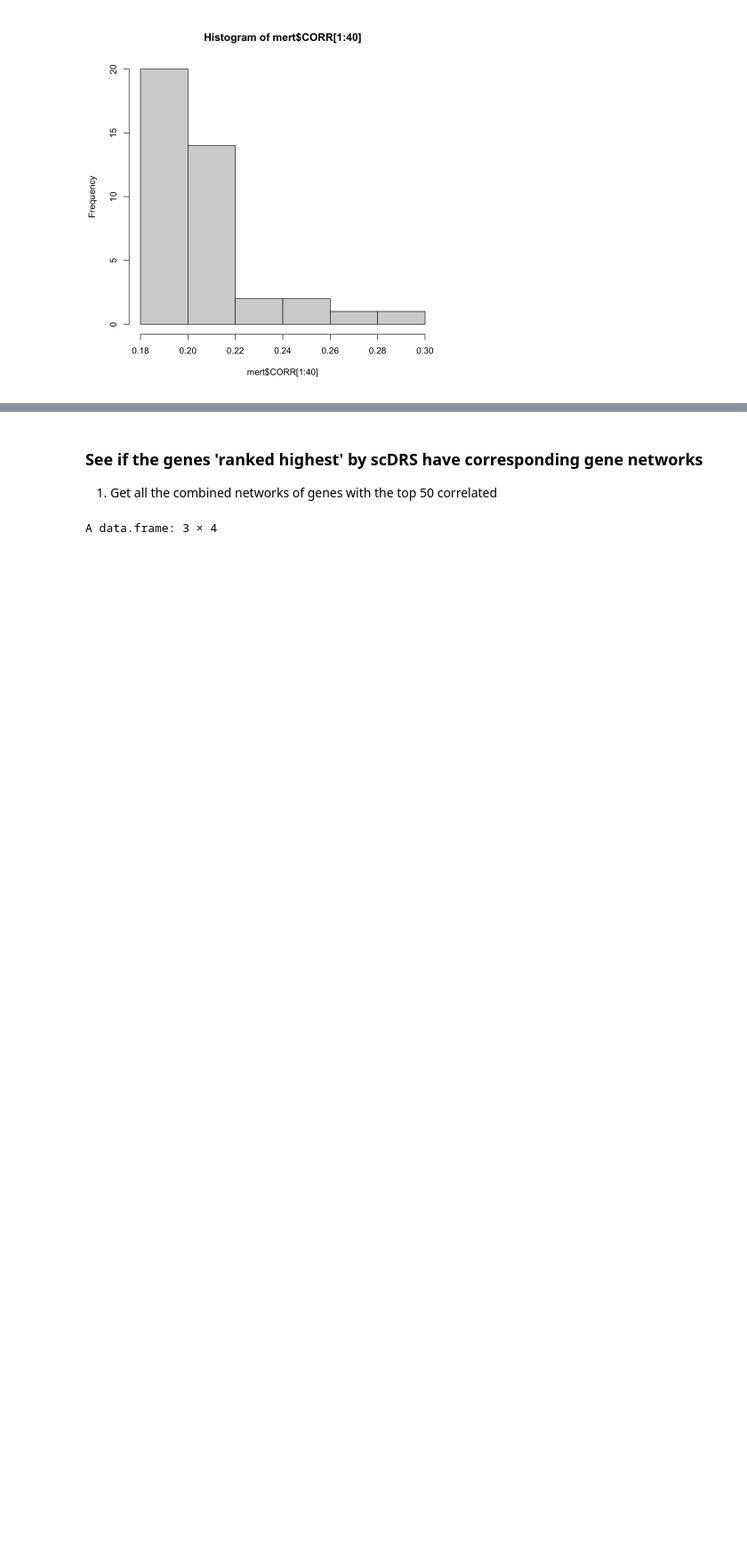
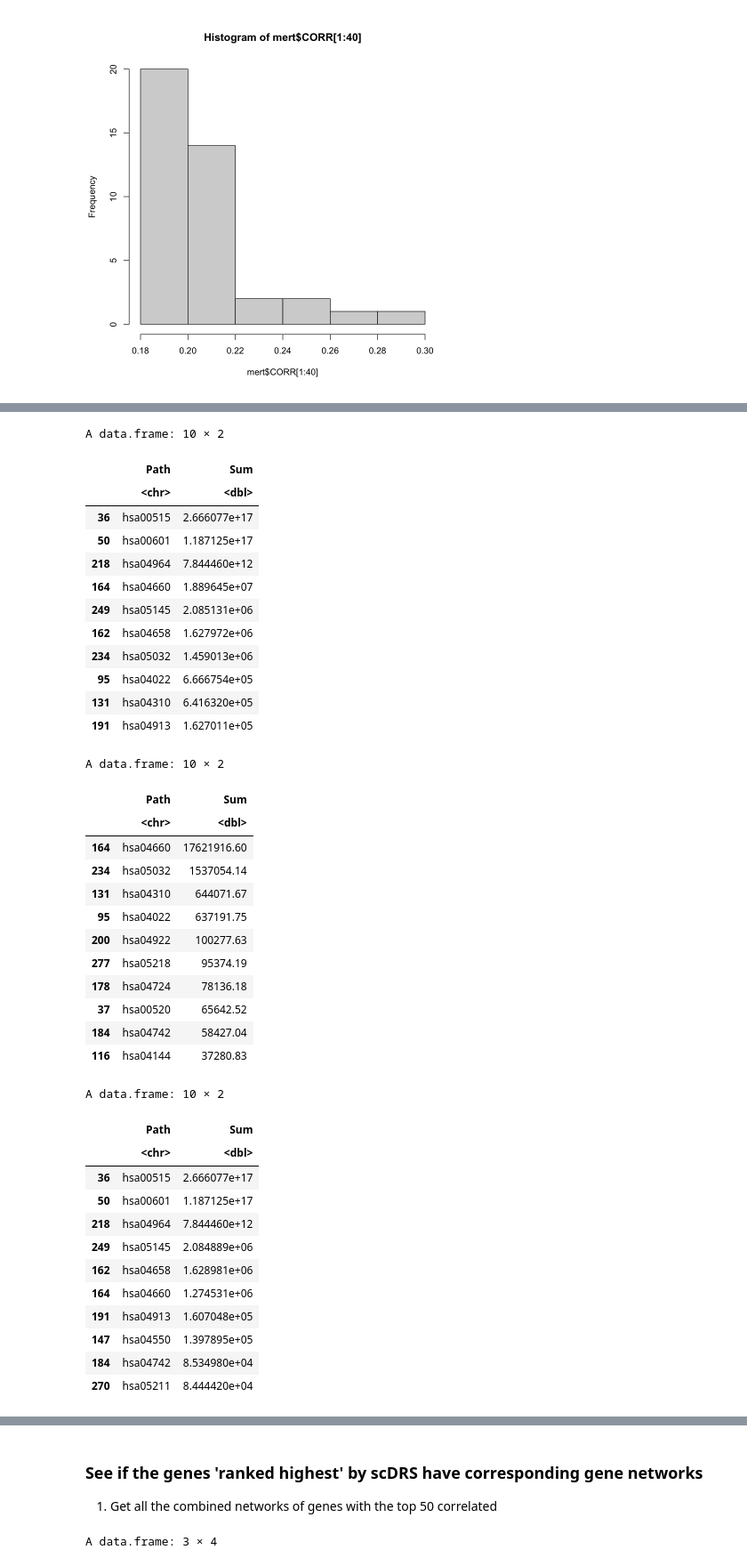
Before and after one commit to fanzhanglab/SCRNA-GWAS-Benchmarking, a Jupyter notebook: analysis/0A_Tool_Benchmarking/Genes/MERTK+_NK_geneanalysis.ipynb, the cells around one changed output, grey strips where cells are left out. Shown at 89% size. Saved outputs shown, nothing was run; the diff lists cells and outputs as text; code cells hidden in the pictures; blank space fills up the shorter version.

```diff
--- a/analysis/0A_Tool_Benchmarking/Genes/MERTK+_NK_geneanalysis.ipynb
+++ b/analysis/0A_Tool_Benchmarking/Genes/MERTK+_NK_geneanalysis.ipynb
@@ -67,0 +83,18 @@ path <- path[path$V1 %in% shared | path$V2 %in% shared,]
+# %%
+# read in the pathway stuff
+paths <- fread("/Users/hopekirby/Downloads/scpgwas/RA_output_micro_subset/micro_white_subset_10.21.24_Pathway_singlecell_lm_results.txt")
+paths[1:3,1:5]
+dim(paths)
+
+# filter to only include those in MERTK+
+dir <- "/Users/hopekirby/Desktop/SC_GWAS_Bench/data/SC_data/amp2/"
+meta_data <- readRDS(paste0(dir, "white_amp2RA_metadata_04_24_23.rds"))
+meta_data = meta_data[meta_data$cell_type == "Myeloid",]
+unique(meta_data$cluster_name)
+meta_data = meta_data[meta_data$cluster_name %in% c("M-0: MERTK+ SELENOP+ LYVE1+",
+                                                    "M-1: MERTK+ SELENOP+ LYVE1-", "M-2: MERTK+ S100A8+",
+                                                    "M-3: MERTK+ HBEGF+"),]
+
+paths_mertk = paths[paths$V1 %in% meta_data$cell,]
+
+paths_nomertk = paths[!paths$V1 %in% meta_data$cell,]
@@ -67,0 +120,61 @@ path <- path[path$V1 %in% shared | path$V2 %in% shared,]
+# %%
+# Top 10 pathways in these cell states
+paths = as.data.frame(paths)
+path_sums = colSums(paths[, setdiff(colnames(paths), "V1")])
+path_sums = data.frame(data.table("Path"=names(path_sums), "Sum"=path_sums))
+path_sums = path_sums[order(-path_sums$Sum),]
+path_sums[1:10,]
+
+paths_mertk = as.data.frame(paths_mertk)
+path_sums_mertk = colSums(paths_mertk[, setdiff(colnames(paths_mertk), "V1")])
+path_sums_mertk = data.frame(data.table("Path"=names(path_sums_mertk), "Sum"=path_sums_mertk))
+path_sums_mertk = path_sums_mertk[order(-path_sums_mertk$Sum),]
+path_sums_mertk[1:10,]
+
+paths_nomertk = as.data.frame(paths_nomertk)
+path_sums_nomertk = colSums(paths_nomertk[, setdiff(colnames(paths_nomertk), "V1")])
+path_sums_nomertk = data.frame(data.table("Path"=names(path_sums_nomertk), "Sum"=path_sums_nomertk))
+path_sums_nomertk = path_sums_nomertk[order(-path_sums_nomertk$Sum),]
+path_sums_nomertk[1:10,]
+
+#path_su
+# %% [output]
+A data.frame: 10 × 2
+|  | Path | Sum |
+|  | <chr> | <dbl> |
+| 36 | hsa00515 | 2.666077e+17 |
+| 50 | hsa00601 | 1.187125e+17 |
+| 218 | hsa04964 | 7.844460e+12 |
+| 164 | hsa04660 | 1.889645e+07 |
+| 249 | hsa05145 | 2.085131e+06 |
+| 162 | hsa04658 | 1.627972e+06 |
+| 234 | hsa05032 | 1.459013e+06 |
+| 95 | hsa04022 | 6.666754e+05 |
+| 131 | hsa04310 | 6.416320e+05 |
+| 191 | hsa04913 | 1.627011e+05 |
+A data.frame: 10 × 2
+|  | Path | Sum |
+|  | <chr> | <dbl> |
+| 164 | hsa04660 | 17621916.60 |
+| 234 | hsa05032 | 1537054.14 |
+| 131 | hsa04310 | 644071.67 |
+| 95 | hsa04022 | 637191.75 |
+| 200 | hsa04922 | 100277.63 |
+| 277 | hsa05218 | 95374.19 |
+| 178 | hsa04724 | 78136.18 |
+| 37 | hsa00520 | 65642.52 |
+| 184 | hsa04742 | 58427.04 |
+| 116 | hsa04144 | 37280.83 |
+A data.frame: 10 × 2
+|  | Path | Sum |
+|  | <chr> | <dbl> |
+| 36 | hsa00515 | 2.666077e+17 |
+| 50 | hsa00601 | 1.187125e+17 |
+| 218 | hsa04964 | 7.844460e+12 |
+| 249 | hsa05145 | 2.084889e+06 |
+| 162 | hsa04658 | 1.628981e+06 |
+| 164 | hsa04660 | 1.274531e+06 |
+| 191 | hsa04913 | 1.607048e+05 |
+| 147 | hsa04550 | 1.397895e+05 |
+| 184 | hsa04742 | 8.534980e+04 |
+| 270 | hsa05211 | 8.444420e+04 |
```
Also changed, not shown: parts of 16 cells of this notebook, 1 other file.
